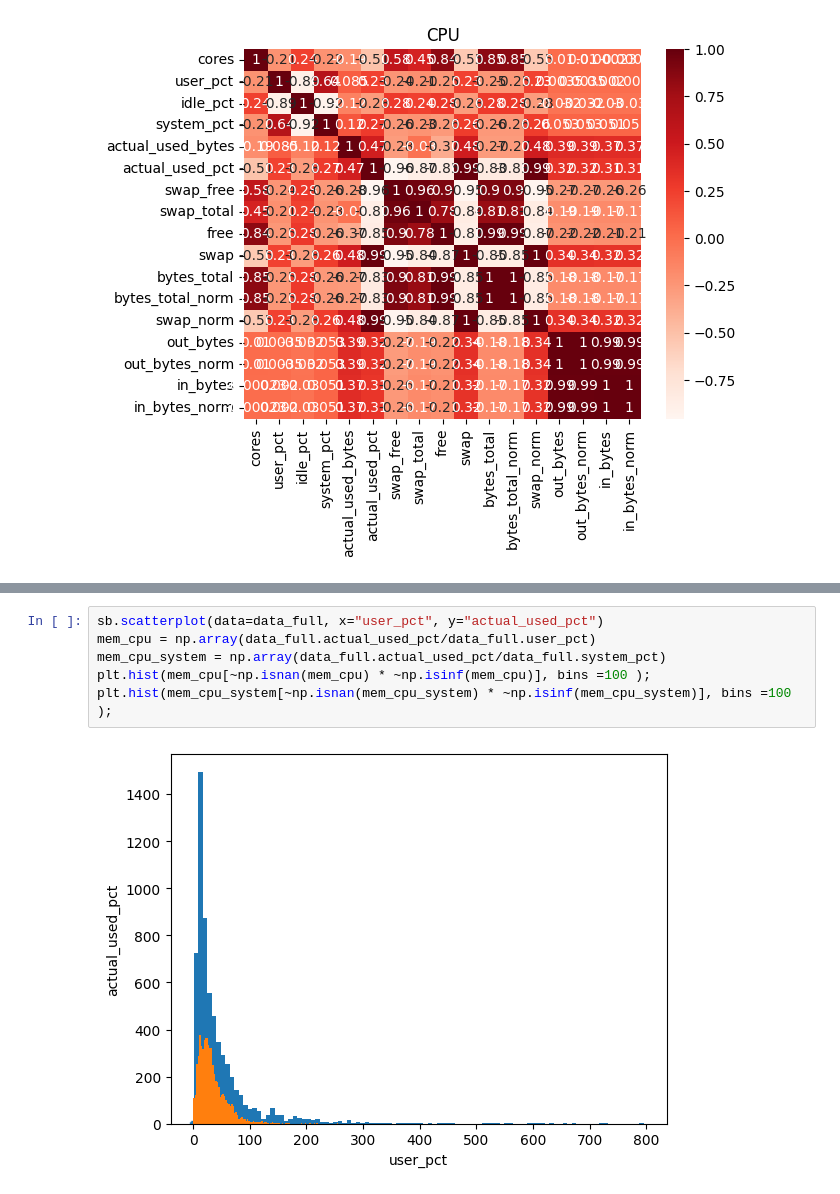
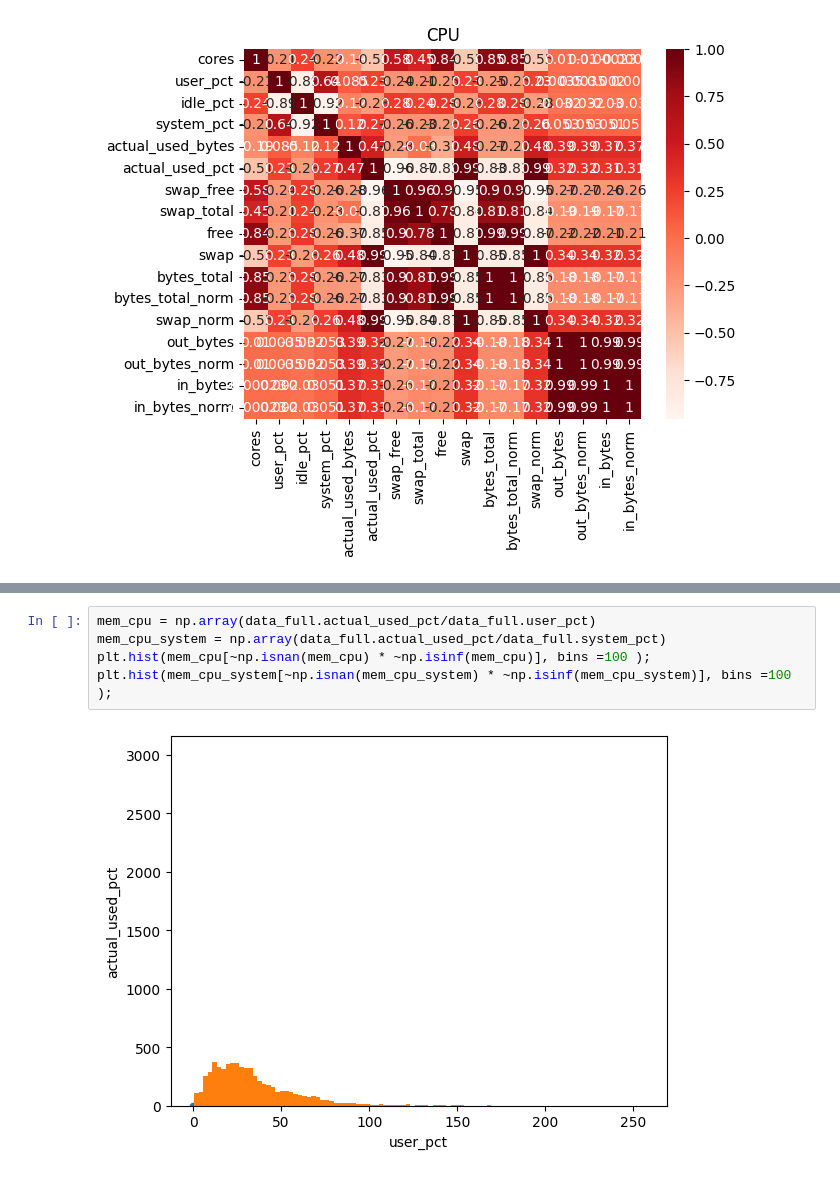
Before and after one commit to ModifiedBear/DSC-Datathon, a Jupyter notebook: combine_features_resampled.ipynb, the cells around one changed output, grey strips where cells are left out. Saved outputs shown, nothing was run; the diff lists cells and outputs as text.

```diff
--- a/combine_features_resampled.ipynb
+++ b/combine_features_resampled.ipynb
@@ -33,8 +39,7 @@ sb.heatmap(data_full.loc[:,data_full.columns!="host"].corr(), cmap="Reds", annot
 # %%
-sb.scatterplot(data=data_full, x="user_pct", y="actual_used_pct")
 mem_cpu = np.array(data_full.actual_used_pct/data_full.user_pct)
 mem_cpu_system = np.array(data_full.actual_used_pct/data_full.system_pct)
 plt.hist(mem_cpu[~np.isnan(mem_cpu) * ~np.isinf(mem_cpu)], bins =100 );
 plt.hist(mem_cpu_system[~np.isnan(mem_cpu_system) * ~np.isinf(mem_cpu_system)], bins =100 );
 # %% [output]
-[figure, old version]
+[figure, new version]
```
Also changed, not shown: parts of 1 cell of this notebook, 2 other files.
